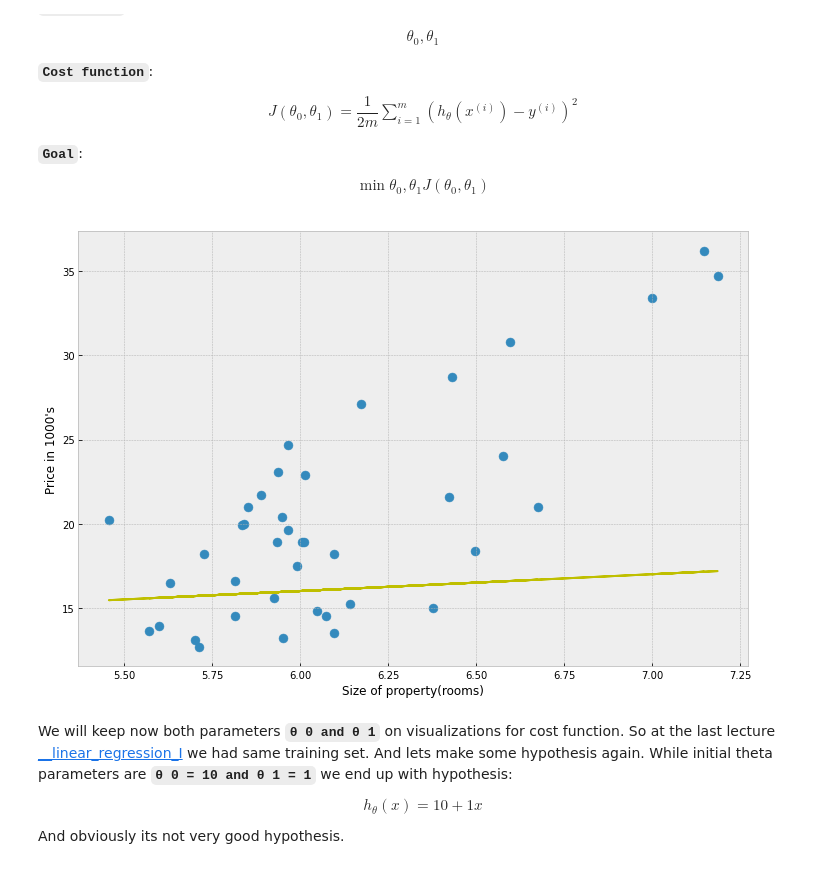
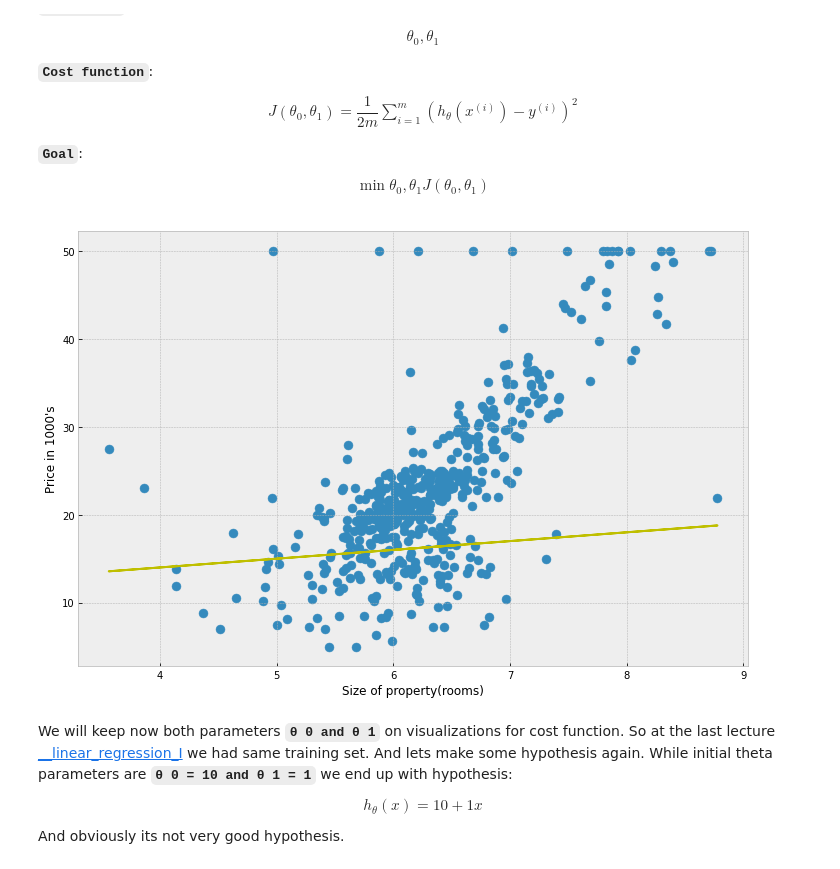
Before and after one commit to tavo-robotas/edu_machine_learning, a Jupyter notebook: __linear_regression/__II_Cost_function.ipynb, the cells around one changed output. Saved outputs shown, nothing was run; the diff lists cells and outputs as text; code cells hidden in the pictures.

```diff
--- a/__linear_regression/__II_Cost_function.ipynb
+++ b/__linear_regression/__II_Cost_function.ipynb
@@ -31,32 +31,33 @@ J(\theta_{0}, \theta_{1}) = \dfrac{1}{2m}\sum_{i=1}^{m}(h_{\theta}(x^{(i)} ) -y^
 # %%
 %matplotlib inline
 
 import numpy as np
 import pandas as pd
 import matplotlib.pyplot as plt
 from pandas import Series, DataFrame
 from sklearn.datasets import load_boston
 
 plt.style.use('bmh')
 plt.figure(figsize=(12,8))
 
 data_set = load_boston()
-x = data_set.data[:40,5]
-y = data_set.target[:40]
+x = data_set.data[:,5]
+y = data_set.target
 
 theta_0 = 10
 theta_1 = 1
 
+# Model - hypothesis
 y_hat =  theta_0 + theta_1 * x
 
 plt.plot(x, y_hat, '-y')
 plt.scatter(x, y, s=80)
 
 plt.xlabel("Size of property(rooms)")
 plt.ylabel("Price in 1000's")
 plt.show();
 # %% [output]
-[figure, old version]
+[figure, new version]
 # %% [markdown]
 We will keep now both parameters <code>**θ 0 and θ 1**</code> on visualizations for cost function. So at the last lecture [__linear_regression_I](./__linear_regression_I.ipynb) we had same training set. And lets make some hypothesis again. While initial theta parameters are  <code>**θ 0 = 10 and θ 1 = 1**</code> we end up with hypothesis:
 
```
Also changed, not shown: parts of 2 cells of this notebook, 1 other file.
